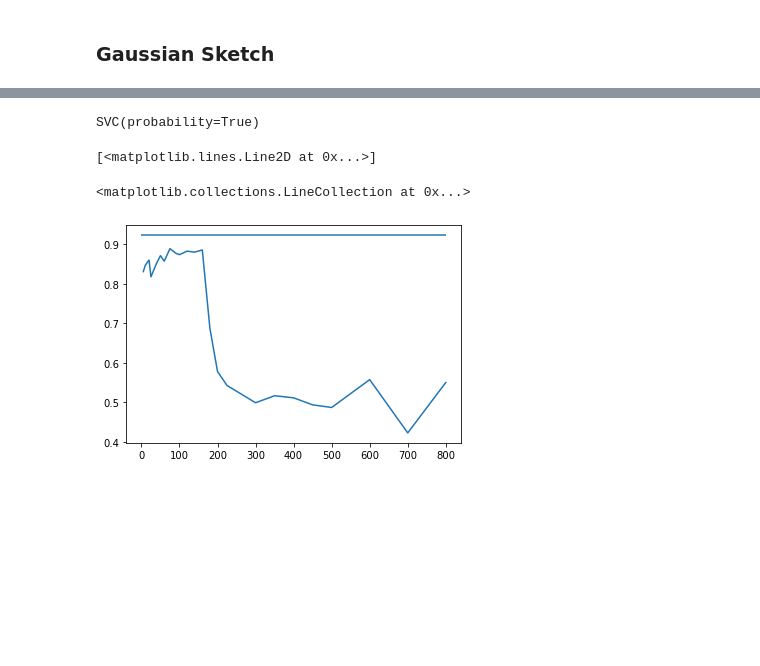
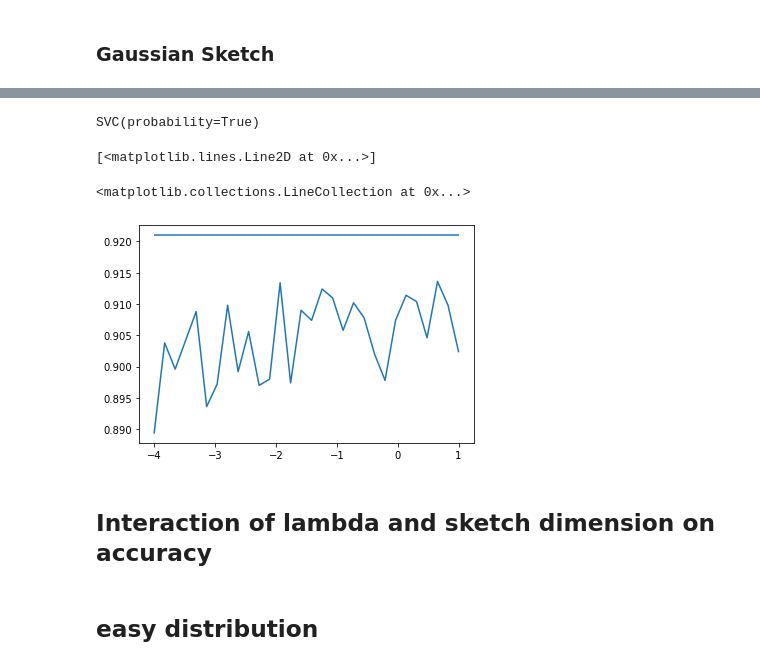
Before and after one commit to Karlmyh/SketchLR, a Jupyter notebook: Experiment.ipynb, the cells around one changed output, grey strips where cells are left out. Cells and saved outputs as stored; diff of their text form; code cells hidden in the pictures; blank space fills up the shorter version.

```diff
--- a/Experiment.ipynb
+++ b/Experiment.ipynb
@@ -507,7 +523,7 @@ SVC(probability=True)
 # %% [markdown]
 ### Overparametrization
 # %%
-n_train=2000
+n_train=5000
 n_test=1000
 d=2
 repeat_time=5
@@ -520,14 +536,14 @@ X_test,Y_test=distribution.sampling(n_test)
 
 time_vec=[]
 acc_vec=[]
-sketch_dim_vec=[i for i in range(5,200,20)]
+sketch_dim_vec=[i for i in range(5,400,30)]
 for sketch_dim in sketch_dim_vec:
     print(sketch_dim)
     time_temp=0
     acc_temp=0
     for _ in range(repeat_time):
         time_start=time()
-        model=SKSVM(sketch_method="CountSketch", sketch_dimension=sketch_dim)
+        model=SKSVM(sketch_method="CountSketch", sketch_dimension=sketch_dim,lamda=0.01)
         model.fit(X_train,Y_train)
         pre_probability=model.predict(X_test)
         time_end=time()
@@ -570,10 +590,10 @@ SVC(probability=True)
 # %% [markdown]
 ### Gaussian Sketch
 # %%
-n_train=4000
+n_train=2000
 n_test=1000
 d=2
-repeat_time=10
+repeat_time=20
 
 distribution=TestDistribution(dim=d,index=1).returnDistribution()
 X_train,Y_train=distribution.sampling(n_train)
@@ -583,13 +603,14 @@ X_test,Y_test=distribution.sampling(n_test)
 
 time_vec=[]
 acc_vec=[]
-sketch_dim_vec=[5,10,20,25,40,50,60,75,90,100,120,140,160,180,200,225,250,300,350,400,450,500,600,700,800]
-for lamda in sketch_dim_vec:
+lamda_vec=[i for i in np.logspace(-4,1,30)]
+for lamda in lamda_vec:
+    print(lamda)
     time_temp=0
     acc_temp=0
     for _ in range(repeat_time):
         time_start=time()
-        model=SKSVM(sketch_method="GaussianSketch", sketch_dimension=sketch_dim)
+        model=SKSVM(sketch_method="GaussianSketch",lamda=lamda,sketch_dimension=int(n_train**(1/2)))
         model.fit(X_train,Y_train)
         pre_probability=model.predict(X_test)
         time_end=time()
@@ -605,14 +626,18 @@ plt.plot(sketch_dim_vec,time_vec)
 # %%
 model_SVC=svm.SVC(tol=1e-3,probability=True)
 model_SVC.fit(X_train,Y_train)
 
 prediction_SVC=model_SVC.predict(X_test)
 
 
-plt.plot(sketch_dim_vec,acc_vec)
-plt.hlines((prediction_SVC==Y_test).mean(),0,800)
+plt.plot([i for i in np.linspace(-4,1,30)],acc_vec)
+plt.hlines((prediction_SVC==Y_test).mean(),-4,1)
 # %% [output]
 SVC(probability=True)
 [<matplotlib.lines.Line2D at 0x...>]
 <matplotlib.collections.LineCollection at 0x...>
-[figure, old version]
+[figure, new version]
+# %% [markdown]
+## Interaction of lambda and sketch dimension on accuracy
+# %% [markdown]
+## easy distribution
```
Also changed, not shown: parts of 19 cells of this notebook, 12 other files.
